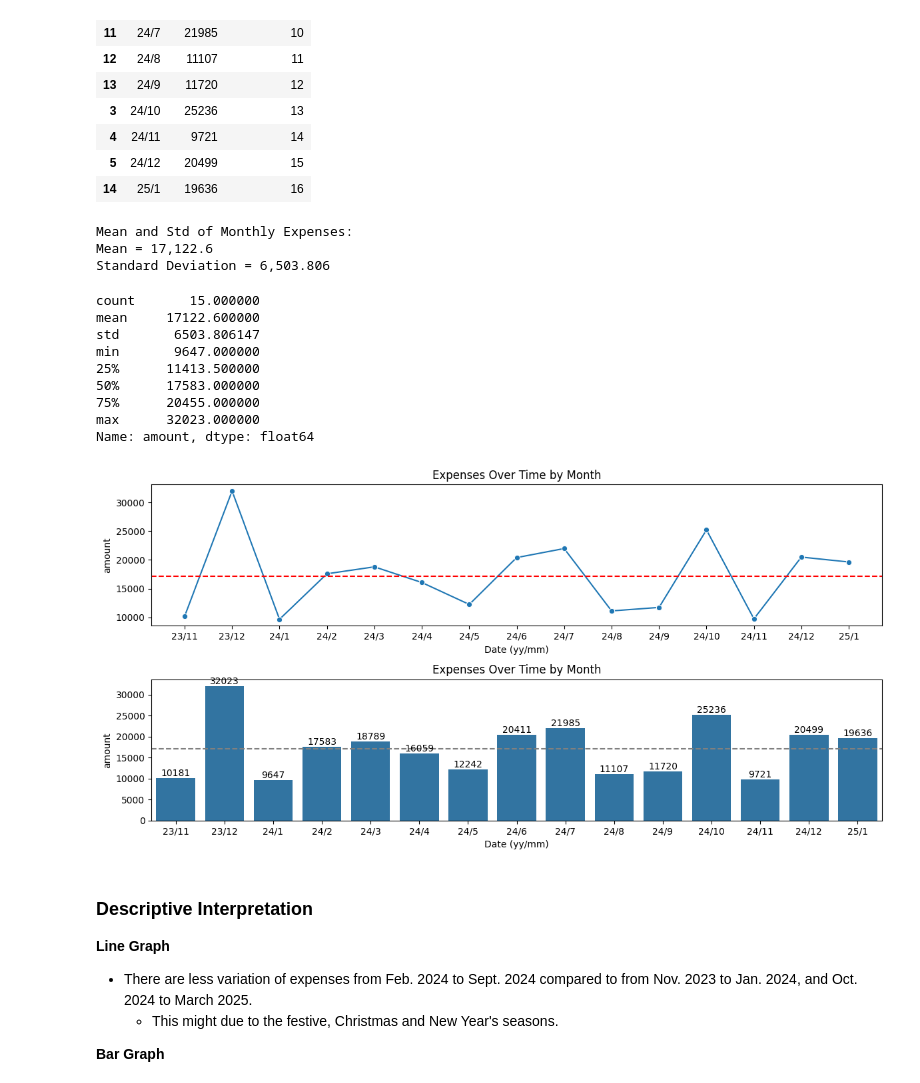
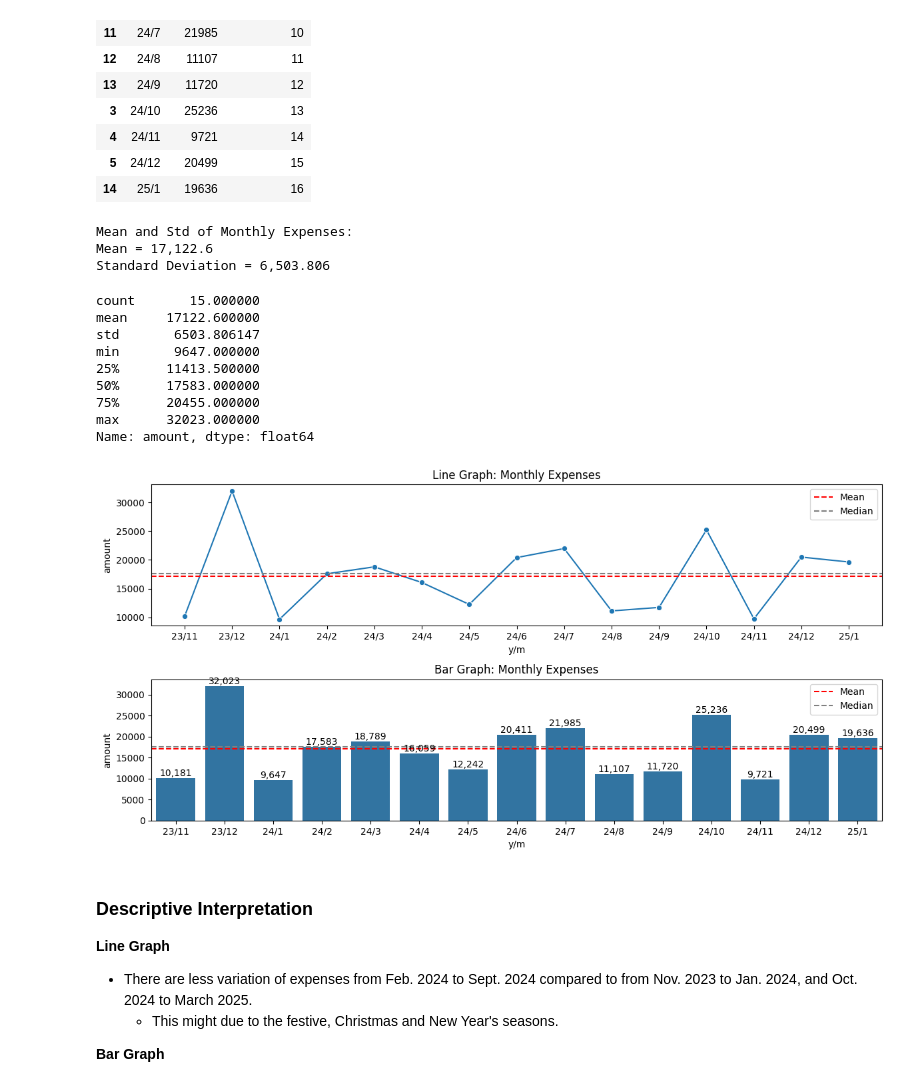
Before and after one commit to Ivan-Alexis-Tan/Finance-Manager, a Jupyter notebook: Personal Finance Analysis.ipynb, the cells around one changed output. Saved outputs shown, nothing was run; the diff lists cells and outputs as text; code cells hidden in the pictures.

```diff
--- a/Personal Finance Analysis.ipynb
+++ b/Personal Finance Analysis.ipynb
@@ -468,47 +494,28 @@ grpby_expen_by_month
 # %%
 # Setting Mean, Median, and Standard Deviation of Monthly Expenses
 stats_monthly_expen = StatsSummary(grpby_expen_by_month['amount'])
 
-# Subplots Setting
-fig, ax = plt.subplots(2, 1, figsize=(12, 6))
-
-# Line Plotting with Average Horizontal Line
-ax0 = sns.lineplot(data=grpby_expen_by_month, x='y/m', y='amount', marker='o', ax=ax[0])    #<- Line plot
-ax0.axhline(stats_monthly_expen.mean, color='red', linestyle='--')            #<- Average line
-ax0.set_title('Expenses Over Time by Month')
-ax0.set_xlabel('Date (yy/mm)')
-
-# Bar Plotting to Clearly See Difference
-ax1 = sns.barplot(data=grpby_expen_by_month, x='y/m', y='amount', ax=ax[1])  #<- Bar plot
-for bar in ax1.patches:           #<- Data labels
-    height = bar.get_height()
-
-    if height > 0:
-        ax1.text(bar.get_x() + bar.get_width()/2, height, f'{int(height)}', va='bottom', ha='center')
-
-ax1.set_title('Expenses Over Time by Month')
-ax1.set_xlabel('Date (yy/mm)')
-ax1.axhline(y=stats_monthly_expen.mean, color='gray', linestyle='--')     #<- Average expenses line
-plt.tight_layout()
+# Plotting Monthly Expenses
+plot_line_bar(dataset=grpby_expen_by_month, x='y/m', y='amount', plot_title='Monthly Expenses', fig_size=(12, 6))  #<- Plotting Monthly Expenses
 
 # Terminal Output
 print('Mean and Std of Monthly Expenses:')
 stats_monthly_expen.print_stats(round_digit=3)
 grpby_expen_by_month['amount'].describe()
 # %% [output]
 Mean and Std of Monthly Expenses:
 Mean = 17,122.6
 Standard Deviation = 6,503.806
 count       15.000000
 mean     17122.600000
 std       6503.806147
 min       9647.000000
 25%      11413.500000
 50%      17583.000000
 75%      20455.000000
 max      32023.000000
 Name: amount, dtype: float64
-[figure, old version]
+[figure, new version]
 # %% [markdown]
 ### **Descriptive Interpretation**
 **Line Graph**
```
Also changed, not shown: parts of 12 cells of this notebook.
